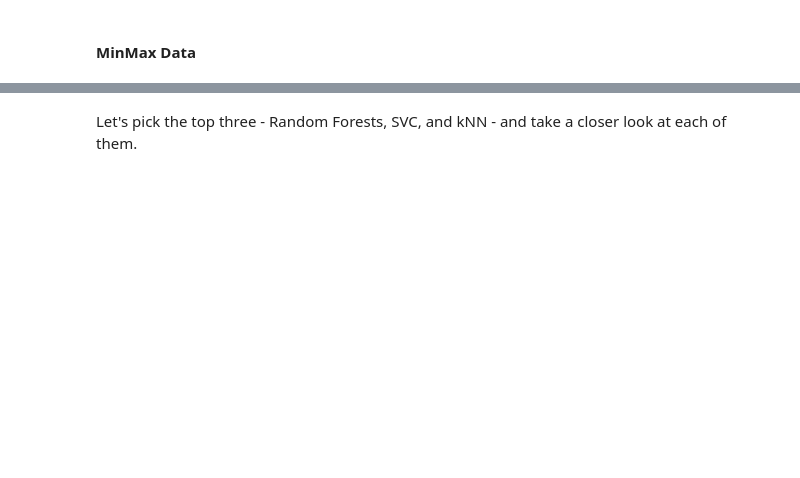
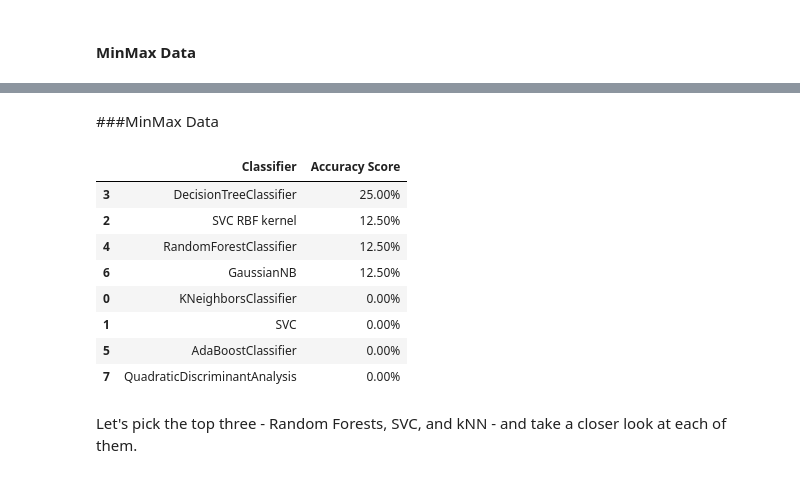
Before and after one commit to cda79/Week3-ClassicML, a Jupyter notebook: Week_3_MachineLearning.ipynb, the cells around one changed output, grey strips where cells are left out. Cells and saved outputs as stored; diff of their text form; code cells hidden in the pictures; blank space fills up the shorter version.

```diff
--- a/Week_3_MachineLearning.ipynb
+++ b/Week_3_MachineLearning.ipynb
@@ -703,37 +722,47 @@ scores_df.sort_values(by='Accuracy Score',axis=0,ascending=False)
+# %% [markdown]
+###MinMax Data
 # %%
 from sklearn.neighbors import KNeighborsClassifier
 from sklearn.svm import SVC
 from sklearn.tree import DecisionTreeClassifier
 from sklearn.ensemble import RandomForestClassifier, AdaBoostClassifier
 from sklearn.naive_bayes import GaussianNB
 from sklearn.discriminant_analysis import QuadraticDiscriminantAnalysis
 
 # Create list of classifiers
 classification_models = [
     KNeighborsClassifier(),#(3),
     SVC(kernel='linear'),#, C=0.025),
     SVC(kernel='rbf'),
     DecisionTreeClassifier(),#max_depth=5),
     RandomForestClassifier(),#max_depth=5, n_estimators=10, max_features=1),
     AdaBoostClassifier(),
     GaussianNB(),
     QuadraticDiscriminantAnalysis()]
 
 # Gives a score based on predictions
 scores = []
-# Create another array column (optional)
-scores2=[]
 
-# Train the models, for each classifier
+# Train the models on X_train_minmax and test on actorfeatures_minmax
 for model in classification_models:
     model.fit(X_train_minmax, y_train)
-    score = model.score(X_test_minmax, y_test)
+    score = model.score(actorfeatures_minmax, actoremotions)
     model_name = type(model).__name__
     if model_name=='SVC' and model.kernel=='rbf': model_name+=' RBF kernel'
     scores.append((model_name,(f'{100*score:.2f}%')))
 # Make it pretty
 scores_df = pd.DataFrame(scores,columns=['Classifier','Accuracy Score'])
 scores_df.sort_values(by='Accuracy Score',axis=0,ascending=False)
+# %% [output]
+|  | Classifier | Accuracy Score |
+| 3 | DecisionTreeClassifier | 25.00% |
+| 2 | SVC RBF kernel | 12.50% |
+| 4 | RandomForestClassifier | 12.50% |
+| 6 | GaussianNB | 12.50% |
+| 0 | KNeighborsClassifier | 0.00% |
+| 1 | SVC | 0.00% |
+| 5 | AdaBoostClassifier | 0.00% |
+| 7 | QuadraticDiscriminantAnalysis | 0.00% |
 # %% [markdown]
 Let's pick the top three - Random Forests, SVC, and kNN - and take a closer look at each of them.
 # %% [markdown]
```
Also changed, not shown: parts of 28 cells of this notebook.
